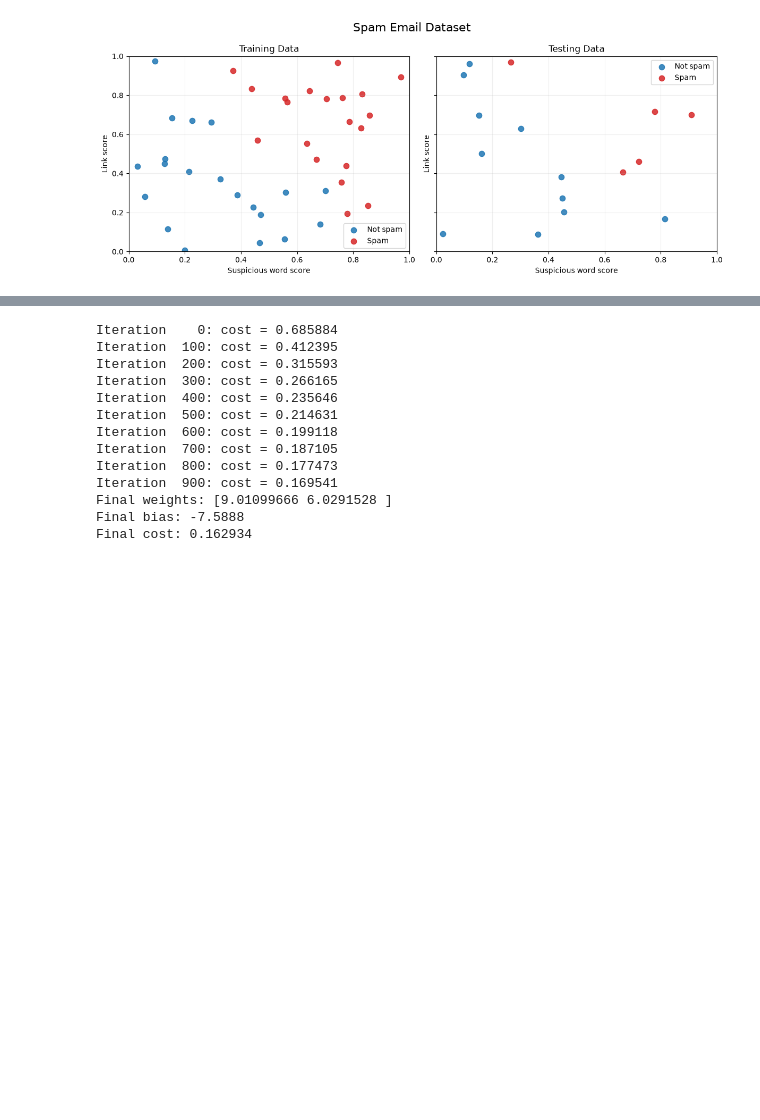
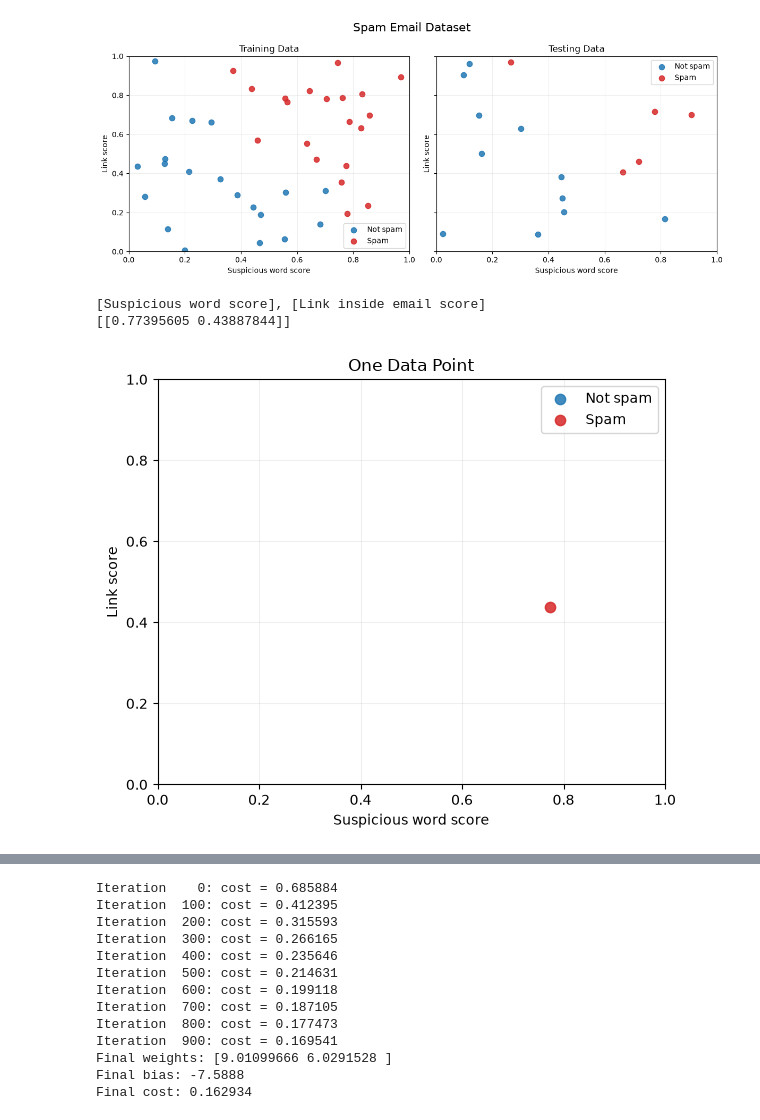
Before and after one commit to bentanw/ml-series, a Jupyter notebook: notebooks/day-3/03-logistic-regression.ipynb, the cells around one changed output, grey strips where cells are left out. Saved outputs shown, nothing was run; the diff lists cells and outputs as text; code cells hidden in the pictures; blank space fills up the shorter version.

```diff
--- a/notebooks/day-3/03-logistic-regression.ipynb
+++ b/notebooks/day-3/03-logistic-regression.ipynb
@@ -78,6 +78,25 @@ fig.tight_layout()
 plt.show()
 # %% [output]
 [figure]
+# %%
+fig, ax = plt.subplots(figsize=(6, 5))
+
+print("[Suspicious word score], [Link inside email score]")
+print(f"{X_train[0:1]}")
+
+plot_email_data(
+    ax,
+    X_train[0:1],
+    y_train[0:1],
+    "One Data Point",
+)
+
+fig.tight_layout()
+plt.show()
+# %% [output]
+[Suspicious word score], [Link inside email score]
+[[0.77395605 0.43887844]]
+[figure, added]
 # %% [markdown]
 ## Sigmoid function
 
```
Also changed, not shown: parts of 1 cell of this notebook, 1 other file.
